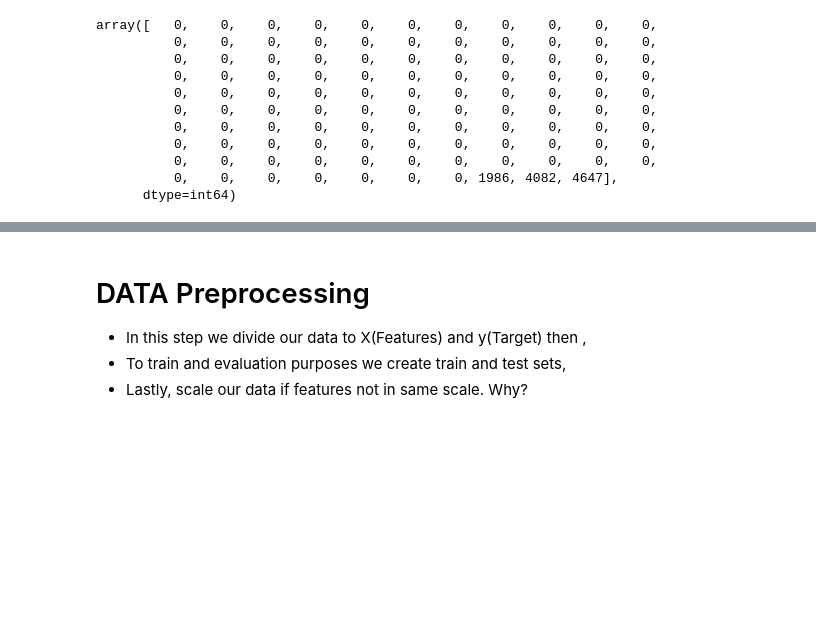
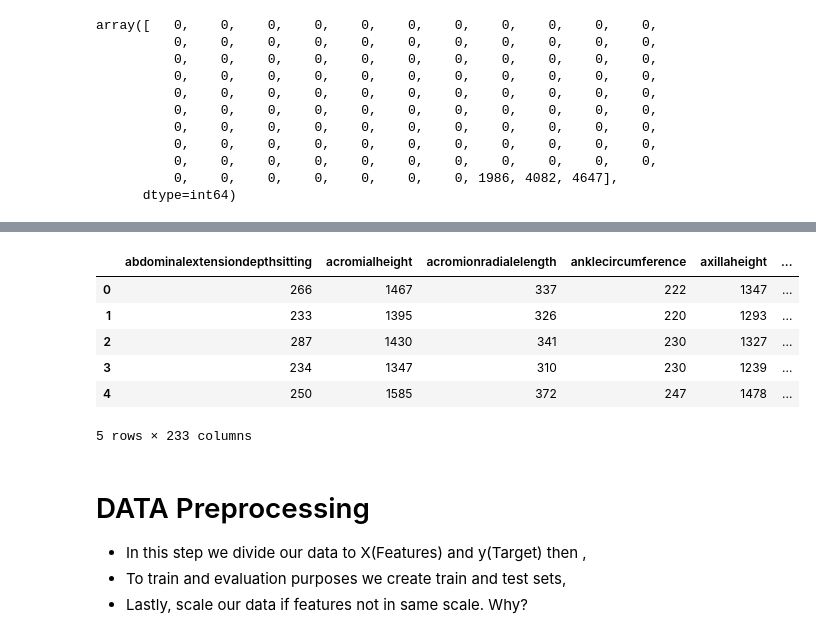
Before and after one commit to yasir5008/DS_-_ITF_Just_Working_Directory, a Jupyter notebook: ML/soldier project/soldier_race_project_students.ipynb, the cells around one changed output, grey strips where cells are left out. Drawn from its saved outputs; the diff is of its cells as text; code cells hidden in the pictures; blank space fills up the shorter version.

```diff
--- a/ML/soldier project/soldier_race_project_students.ipynb
+++ b/ML/soldier project/soldier_race_project_students.ipynb
@@ -192,0 +266,4 @@ array([   0,    0,    0,    0,    0,    0,    0,    0,    0,    0,    0,
+# %%
+drop_list_2 = ["SubjectNumericRace","Heightin",'Weightlbs','Date','Installation','Component','Branch',"PrimaryMOS"]
+df.drop(columns= drop_list_2 , inplace=True)
+df.shape
@@ -192,0 +279,2 @@ array([   0,    0,    0,    0,    0,    0,    0,    0,    0,    0,    0,
+# %%
+df = df[df.DODRace < 4]
@@ -193,3 +309,17 @@ array([   0,    0,    0,    0,    0,    0,    0,    0,    0,    0,    0,
+# %%
+df_1 = df.copy()
+# %%
+df1 = pd.get_dummies(df_1,drop_first= True)
+# %%
+df1.head()
+# %% [output]
+|  | abdominalextensiondepthsitting | acromialheight | acromionradialelength | anklecircumference | axillaheight | ... |
+| 0 | 266 | 1467 | 337 | 222 | 1347 | ... |
+| 1 | 233 | 1395 | 326 | 220 | 1293 | ... |
+| 2 | 287 | 1430 | 341 | 230 | 1327 | ... |
+| 3 | 234 | 1347 | 310 | 230 | 1239 | ... |
+| 4 | 250 | 1585 | 372 | 247 | 1478 | ... |
+5 rows × 233 columns
 # %% [markdown]
 # DATA Preprocessing
 - In this step we divide our data to X(Features) and y(Target) then ,
```
Also changed, not shown: parts of 18 cells of this notebook.
